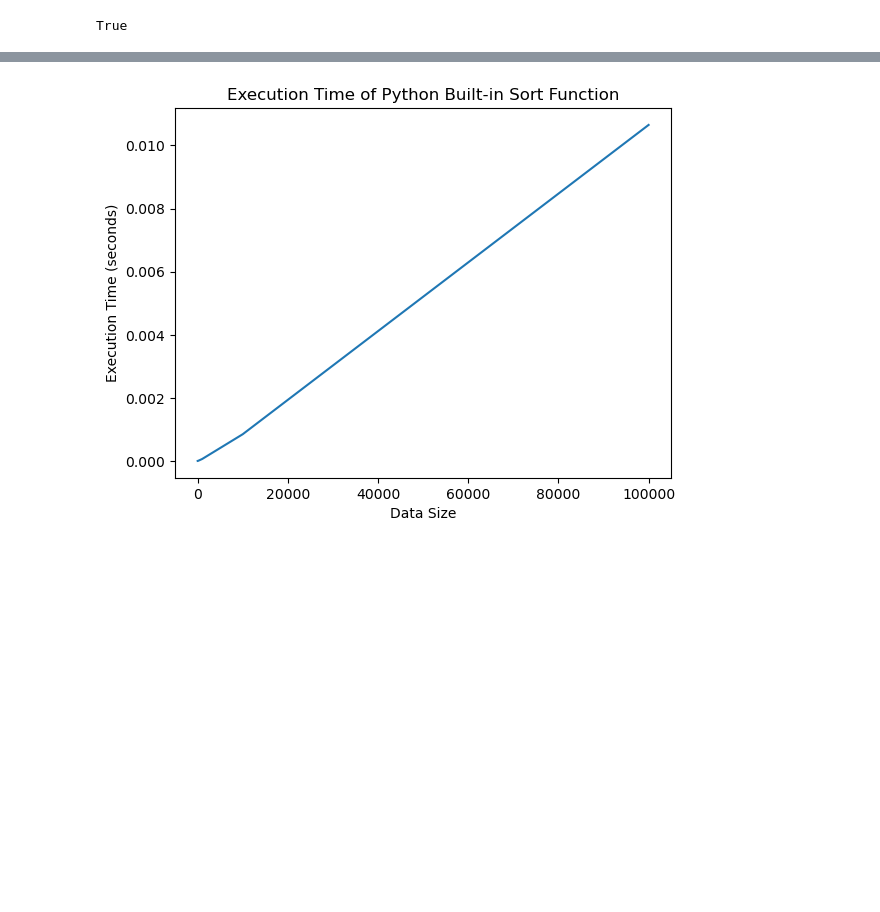
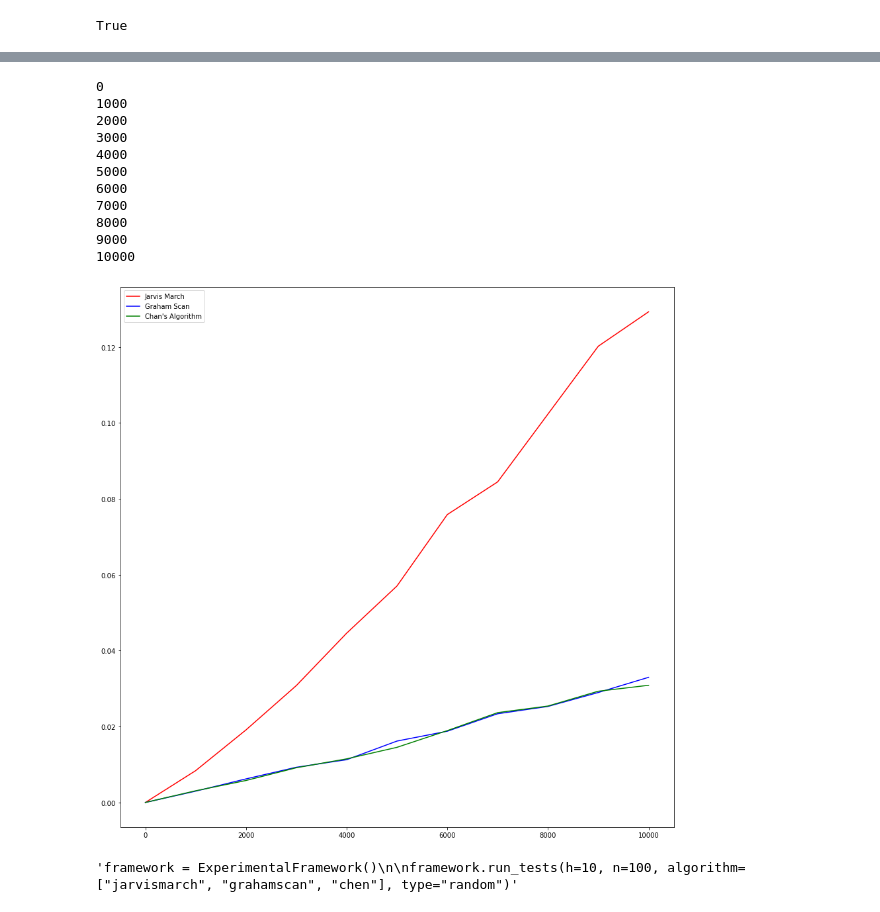
Before and after one commit to Declan-Loo/COMP0005-Grp30, a Jupyter notebook: grp-030-0005code.ipynb, the cells around one changed output, grey strips where cells are left out. Cells and saved outputs as stored; diff of their text form; code cells hidden in the pictures; blank space fills up the shorter version.

```diff
--- a/grp-030-0005code.ipynb
+++ b/grp-030-0005code.ipynb
@@ -531,7 +547,7 @@ chan_times = []
 def get_times(point_range):
     for i in point_range:
         data_generator = TestDataGenerator(i)
-        points = data_generator.random_points()
+        points = data_generator.controlled_point_generation(3)
         jarvis_times.append(time_algorithm(jarvismarch, points))
         graham_times.append(time_algorithm(grahamscan, points))
         chan_times.append(time_algorithm(chen, points))
@@ -543,72 +559,52 @@ def get_times(point_range):
     fig.set_size_inches(20.5, 20.5)
     plt.show()
 
 def trials(point_range, n):
     jarvis_trials = []
     graham_trials = []
     chan_trials = []
     for j in point_range:
+        print(j)
         jarvis_time = 0
         graham_time = 0
         chan_time = 0
         for i in range(n):
             data_generator = TestDataGenerator(j)
             points = data_generator.random_points()
             jarvis_time += time_algorithm(jarvismarch, points)
             graham_time += time_algorithm(grahamscan, points)
             chan_time += time_algorithm(chen, points)
         jarvis_trials.append(jarvis_time/n)
         graham_trials.append(graham_time/n)
         chan_trials.append(chan_time/n)
 
     plt.plot(point_range, jarvis_trials, label = "Jarvis March", color = 'red')
     plt.plot(point_range, graham_trials, label = "Graham Scan", color = 'blue')
     plt.plot(point_range, chan_trials, label = "Chan's Algorithm" , color = 'green')
     plt.legend()
     fig = plt.gcf()
     fig.set_size_inches(15,15)
     plt.show()
 
 
-point_range = [i for i in range(10,100000,10000)]
-trials(point_range, 5)
+point_range = [i for i in range(0,10001,1000)]
+trials(point_range, 20)
+# %% [output]
+0
+1000
+2000
+3000
+4000
+5000
+6000
+7000
+8000
+9000
+10000
+[figure, added]
 # %%
-framework = ExperimentalFramework()
+"""framework = ExperimentalFramework()
 
-framework.run_tests(h=10, n=100, algorithm=["jarvismarch", "grahamscan", "chen"], type="random")
+framework.run_tests(h=10, n=100, algorithm=["jarvismarch", "grahamscan", "chen"], type="random")"""
+# %% [output]
+'framework = ExperimentalFramework()\n\nframework.run_tests(h=10, n=100, algorithm=["jarvismarch", "grahamscan", "chen"], type="random")'
-# %%
-import timeit
-import matplotlib.pyplot as plt
-
-# Function to generate random data of different sizes
-def generate_data(size):
-    return list(range(size))
-
-# Function to measure the execution time of the sort function
-def measure_sort_time(data):
-    setup_code = '''
-from random import shuffle
-data = {}
-shuffle(data)
-    '''.format(data)
-    sort_time = timeit.timeit('sorted(data)', setup=setup_code, number=1)
-    return sort_time
-
-# Generate data sizes
-data_sizes = [10, 100, 1000, 10000, 100000]
-
-# Measure the execution time for each data size
-sort_times = []
-for size in data_sizes:
-    data = generate_data(size)
-    sort_time = measure_sort_time(data)
-    sort_times.append(sort_time)
-
-# Plot the graph
-plt.plot(data_sizes, sort_times)
-plt.xlabel('Data Size')
-plt.ylabel('Execution Time (seconds)')
-plt.title('Execution Time of Python Built-in Sort Function')
-plt.show()
-# %% [output]
-[figure, removed]
```
Also changed, not shown: parts of 11 cells of this notebook, 5 other files.
